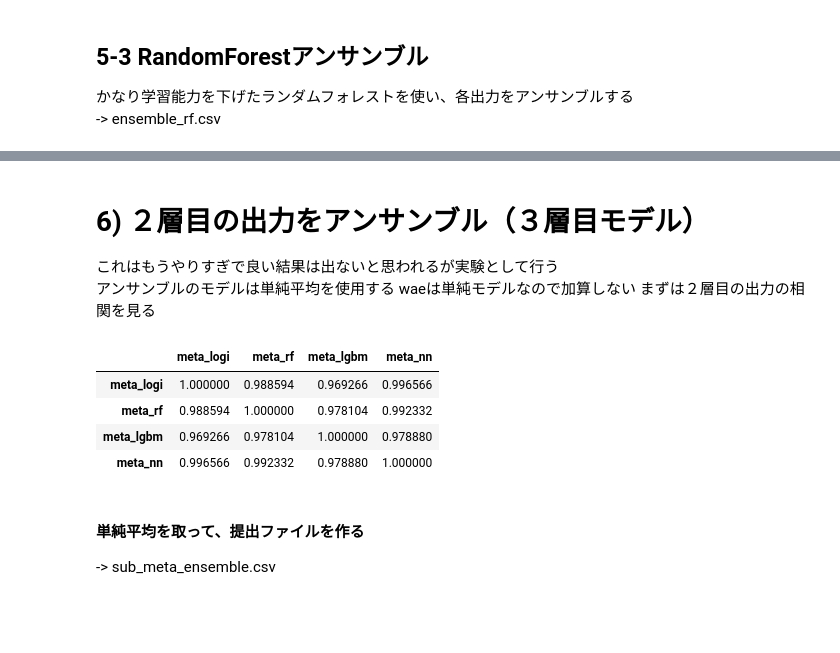
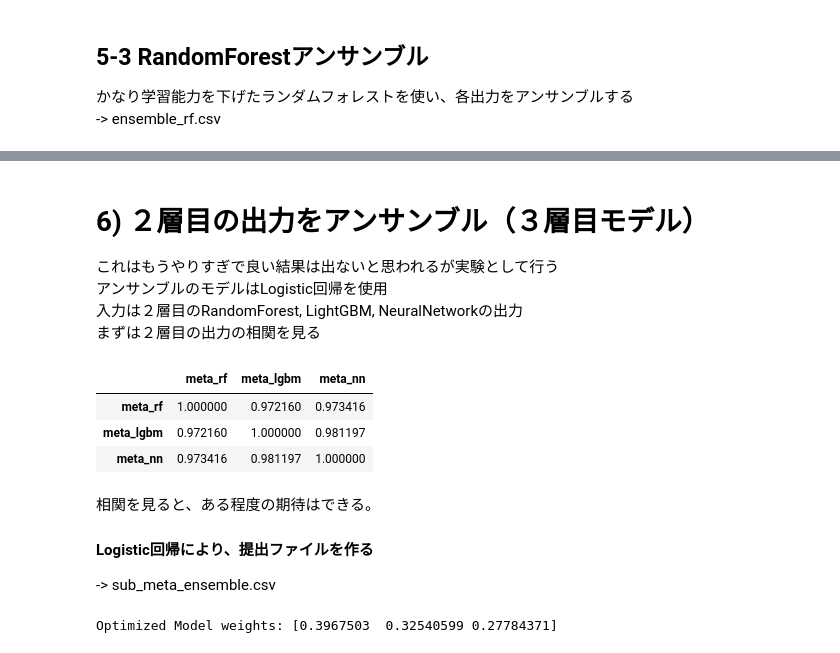
Before and after one commit to kazakamibeer/public, a Jupyter notebook: titanic-a-set-of-fundamental-analyses.ipynb, the cells around one changed output, grey strips where cells are left out. Cells and saved outputs as stored; diff of their text form; code cells hidden in the pictures; blank space fills up the shorter version.

```diff
--- a/titanic-a-set-of-fundamental-analyses.ipynb
+++ b/titanic-a-set-of-fundamental-analyses.ipynb
@@ -917,7 +1045,12 @@ nn_20: 0.1550
 -> sub_ensemble_lgbm.csv
 # %%
-oof, meta_proba_lgbm = lgbm_predict(train_preds, y_train, test_preds)
+# paramsにアンサンブル用のweak_paramsを使用
+meta_oof_lgbm, meta_proba_lgbm, importance_df = lgbm_predict(train_preds,
+                                                             y_train,
+                                                             test_preds,
+                                                             params=lgbm_weak_params)
 sub['Survived'] = (meta_proba_lgbm > 0.5).astype(int)
 sub.to_csv('sub_ensemble_lgbm.csv', index=False)
+importance_df.head(6)
 # %% [output]
 Training until validation scores don't improve for 10 rounds
@@ -944,6 +1084,11 @@ OOF Accuracy (lgbm): 0.8316498316498316
 -> sub_ensemble_nn.csv
 # %%
-oof, meta_proba_nn = nn_predict(train_preds, y_train, test_preds)
+# アンサンブル用のパラメータbuild_weak_model, early_stop_weakを使用
+meta_oof_nn, meta_proba_nn = nn_predict(train_preds,
+                                        y_train,
+                                        test_preds,
+                                        build_model_fn=build_weak_model,
+                                        early_stopping_cb=early_stop_weak)
 sub['Survived'] = (meta_proba_nn > 0.5).astype(int)
 sub.to_csv('sub_ensemble_nn.csv', index=False)
 # %% [output]
@@ -973,21 +1118,24 @@ OOF Accuracy (NN): 0.8316498316498316
 # %% [markdown]
 # 6) ２層目の出力をアンサンブル（３層目モデル）
 これはもうやりすぎで良い結果は出ないと思われるが実験として行う
-アンサンブルのモデルは単純平均を使用する
-waeは単純モデルなので加算しない
+アンサンブルのモデルはLogistic回帰を使用
+入力は２層目のRandomForest, LightGBM, NeuralNetworkの出力
 まずは２層目の出力の相関を見る
 # %%
-meta_preds = pd.DataFrame({'meta_logi': meta_proba_logi,
-                           'meta_rf': meta_proba_rf,
-                           'meta_lgbm': meta_proba_lgbm,
-                           'meta_nn': meta_proba_nn})
-meta_preds.corr()
+meta_oof_preds = pd.DataFrame({'meta_rf': meta_oof_rf,
+                               'meta_lgbm': meta_oof_lgbm,
+                               'meta_nn': meta_oof_nn})
+meta_proba_preds = pd.DataFrame({'meta_rf': meta_proba_rf,
+                                 'meta_lgbm': meta_proba_lgbm,
+                                 'meta_nn': meta_proba_nn})
+
+meta_oof_preds.corr()
 # %% [output]
-|  | meta_logi | meta_rf | meta_lgbm | meta_nn |
-| meta_logi | 1.000000 | 0.988594 | 0.969266 | 0.996566 |
-| meta_rf | 0.988594 | 1.000000 | 0.978104 | 0.992332 |
-| meta_lgbm | 0.969266 | 0.978104 | 1.000000 | 0.978880 |
-| meta_nn | 0.996566 | 0.992332 | 0.978880 | 1.000000 |
+|  | meta_rf | meta_lgbm | meta_nn |
+| meta_rf | 1.000000 | 0.972160 | 0.973416 |
+| meta_lgbm | 0.972160 | 1.000000 | 0.981197 |
+| meta_nn | 0.973416 | 0.981197 | 1.000000 |
 # %% [markdown]
-#### 単純平均を取って、提出ファイルを作る
+相関を見ると、ある程度の期待はできる。
+#### Logistic回帰により、提出ファイルを作る
 -> sub_meta_ensemble.csv
@@ -998,0 +1142,26 @@ sub.to_csv('sub_meta_ensemble.csv', index=False)
+# %%
+# メタモデル：過学習を最大限に抑えたロジスティック回帰
+meta_model = LogisticRegression(
+    penalty='l2',             # L2正則化（重みをゼロに近づける）
+    #solver='liblinear',       # 特徴量が少ないときやL1/L2で安定
+    solver='lbfgs',           # より一般的・高速なソルバーに変更
+    fit_intercept=False,      # オフセット項なし（モデルを単純に）
+    C=0.01,                   # 正則化を強く（小さいほどペナルティが強い）
+    max_iter=1000,            # 十分な収束を保証（エラー防止用）
+    random_state=0
+)
+meta_model.fit(meta_oof_preds, y_train)
+
+weights = meta_model.coef_.flatten()  # meta_model.coef_はshape (1, n_features)
+weights = weights / weights.sum()  # 合計が1になるようにスケーリング
+print("Optimized Model weights:", weights)
+
+#-- テストデータに適用して最終出力を生成 --#
+meta_ensemble_proba = np.dot(meta_proba_preds, weights)
+sub['Survived'] = (meta_ensemble_proba > 0.5).astype(int)
+sub.to_csv('sub_meta_ensemble.csv', index=False)
+
+# ↓単純平均による最終出力の方が良い結果が出た
+# meta_ensemble_proba = meta_preds.apply(lambda x: x.mean() , axis=1)
+# %% [output]
+Optimized Model weights: [0.3967503  0.32540599 0.27784371]
```
Also changed, not shown: parts of 21 cells of this notebook.
